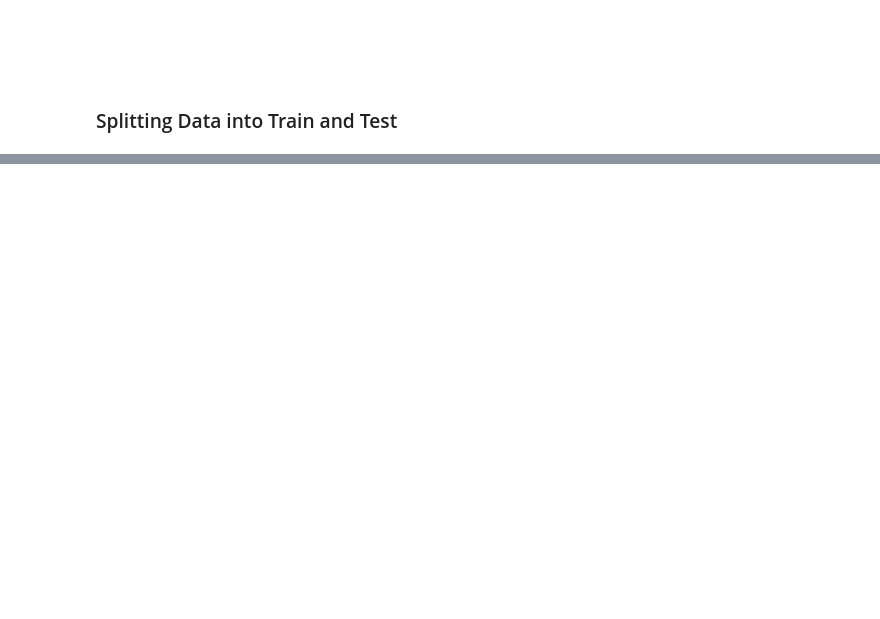
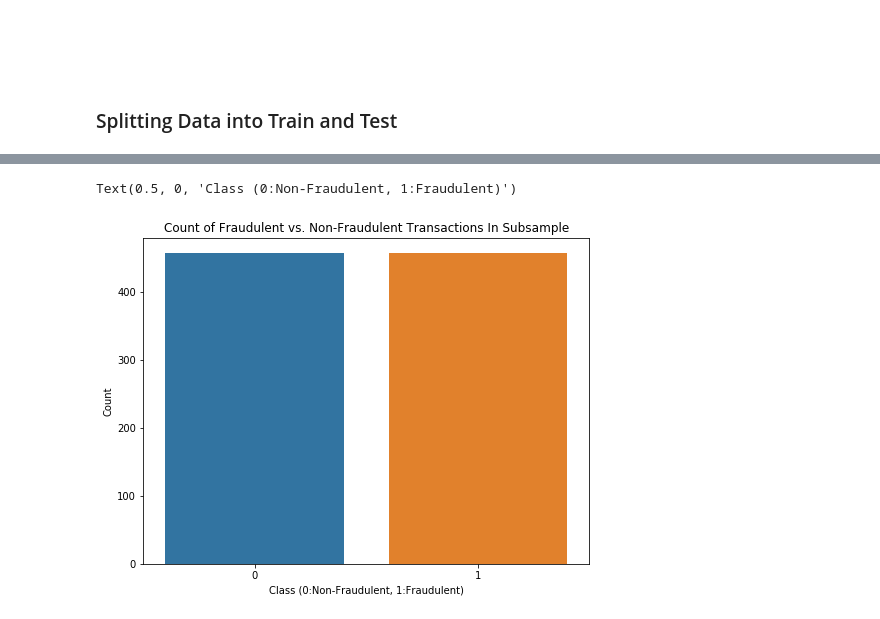
Before and after one commit to elsajun/CC-Fraud-Detection, a Jupyter notebook: Fraud Detection.ipynb, the cells around one changed output, grey strips where cells are left out. Saved outputs shown, nothing was run; the diff lists cells and outputs as text; code cells hidden in the pictures; blank space fills up the shorter version.

Commit message:
creating subsample

```diff
--- a/Fraud Detection.ipynb
+++ b/Fraud Detection.ipynb
@@ -214,0 +243,4 @@ df.drop(['Amount', 'Time'], axis=1, inplace=True)
+# %%
+
+selected = non_fraud.sample(no_of_frauds)
+selected.head()
@@ -214,0 +255,7 @@ df.drop(['Amount', 'Time'], axis=1, inplace=True)
+# %%
+#concatenating both into a subsample data set with equal class distribution
+selected.reset_index(drop=True, inplace=True)
+fraud.reset_index(drop=True, inplace=True)
+# %%
+subsample = pd.concat([selected, fraud])
+len(subsample)
@@ -214,0 +264,4 @@ df.drop(['Amount', 'Time'], axis=1, inplace=True)
+# %%
+#shuffling our data set
+subsample = subsample.sample(frac=1).reset_index(drop=True)
+subsample.head(10)
@@ -214,0 +281,10 @@ df.drop(['Amount', 'Time'], axis=1, inplace=True)
+# %%
+new_counts = subsample.Class.value_counts()
+plt.figure(figsize=(8,6))
+sns.barplot(x=new_counts.index, y=new_counts)
+plt.title('Count of Fraudulent vs. Non-Fraudulent Transactions In Subsample')
+plt.ylabel('Count')
+plt.xlabel('Class (0:Non-Fraudulent, 1:Fraudulent)')
+# %% [output]
+Text(0.5, 0, 'Class (0:Non-Fraudulent, 1:Fraudulent)')
+[figure, added]
```
Also changed, not shown: parts of 17 cells of this notebook.
